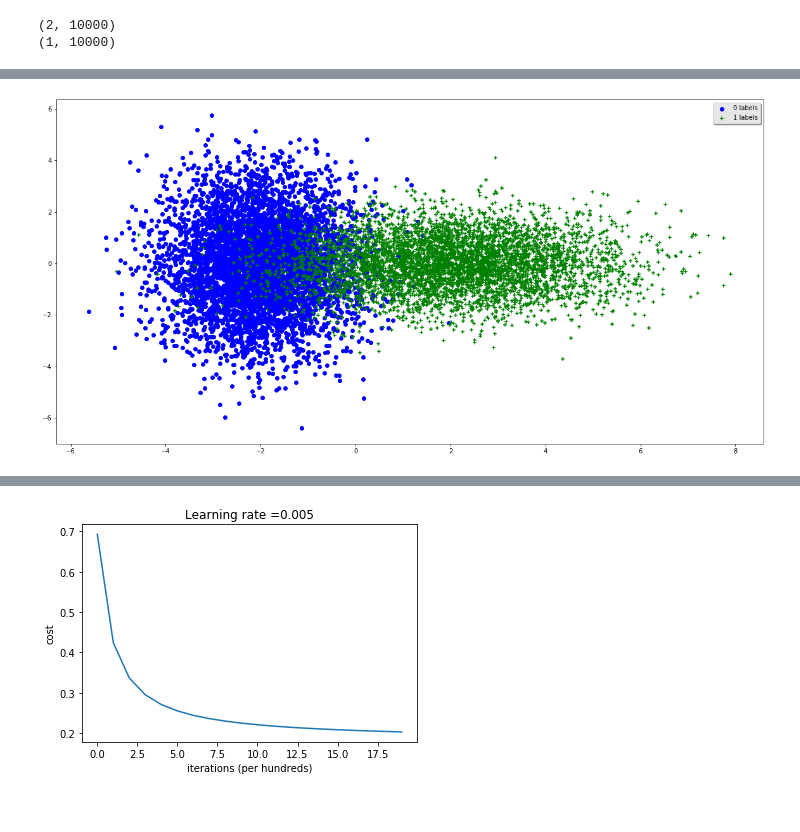
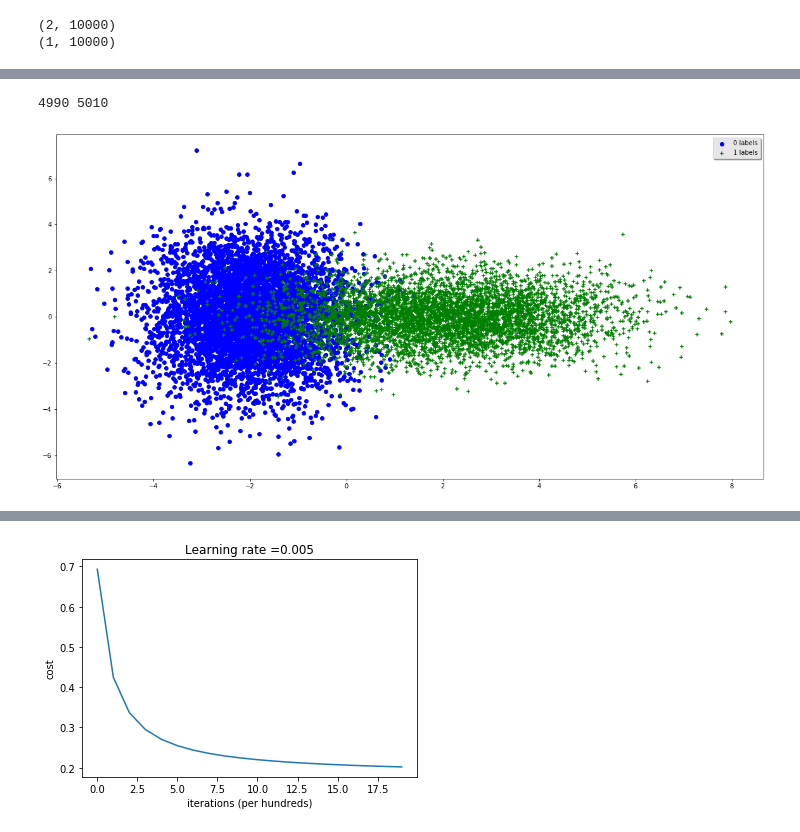
Before and after one commit to steven202/EECE5644-exercises, a Jupyter notebook: EECE_5644_exercise2.ipynb, the cells around one changed output, grey strips where cells are left out. Drawn from its saved outputs; the diff is of its cells as text; code cells hidden in the pictures.

```diff
--- a/EECE_5644_exercise2.ipynb
+++ b/EECE_5644_exercise2.ipynb
@@ -417,19 +428,29 @@ test accuracy: 97.82 %
+# %%
+p = np.array([[0.5,0.5]]);
+m = 10000
+np.random.seed(1)
+y = np.where(np.reshape(np.random.random((1,m)), (m,1))>=p[0][0],1,0)
+num3 = np.argwhere(y==0).shape[0];
+num4 = np.argwhere(y==1).shape[0];
+print(num3, num4)
+# %% [output]
+4990 5010
 # %%
 m3 = np.array([-2,0]);
-c3 = np.array([[1,0],[0,3]]);n3=5000;
+c3 = np.array([[1,0],[0,3]]);n3=num3;
 x3 = np.random.multivariate_normal(m3,c3,n3);
 m4 = np.array([2,0]);
-c4 = np.array([[3,0],[0,1]]);n4=5000;
+c4 = np.array([[3,0],[0,1]]);n4=num4;
 x4 = np.random.multivariate_normal(m4,c4,n4);
 plt.figure(figsize=(20,10))
 plt.scatter(x3[:,0],x3[:,1],marker='o',color='b',label= str("0 labels"))
 plt.scatter(x4[:,0],x4[:,1],marker='+',color='g',label= str("1 labels"))
 legend = plt.legend(loc='upper right', shadow=True)
 frame = legend.get_frame()
 frame.set_facecolor('0.90')
 plt.show()
 # %% [output]
-[figure, old version]
+[figure, new version]
 # %%
 test_set_x = train_set_x = np.concatenate((x3, x4), axis=0).T;
 test_set_y = train_set_y = np.concatenate((np.zeros((5000, 1)),np.ones((5000,1))), axis=0).T;
```
Also changed, not shown: parts of 12 cells of this notebook.
